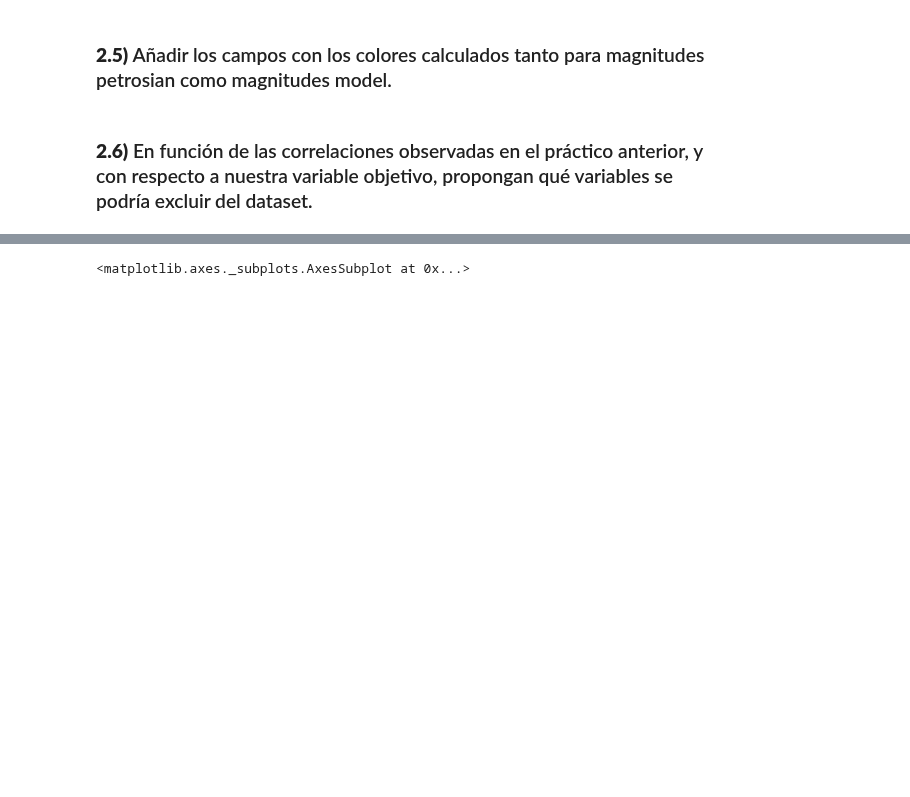
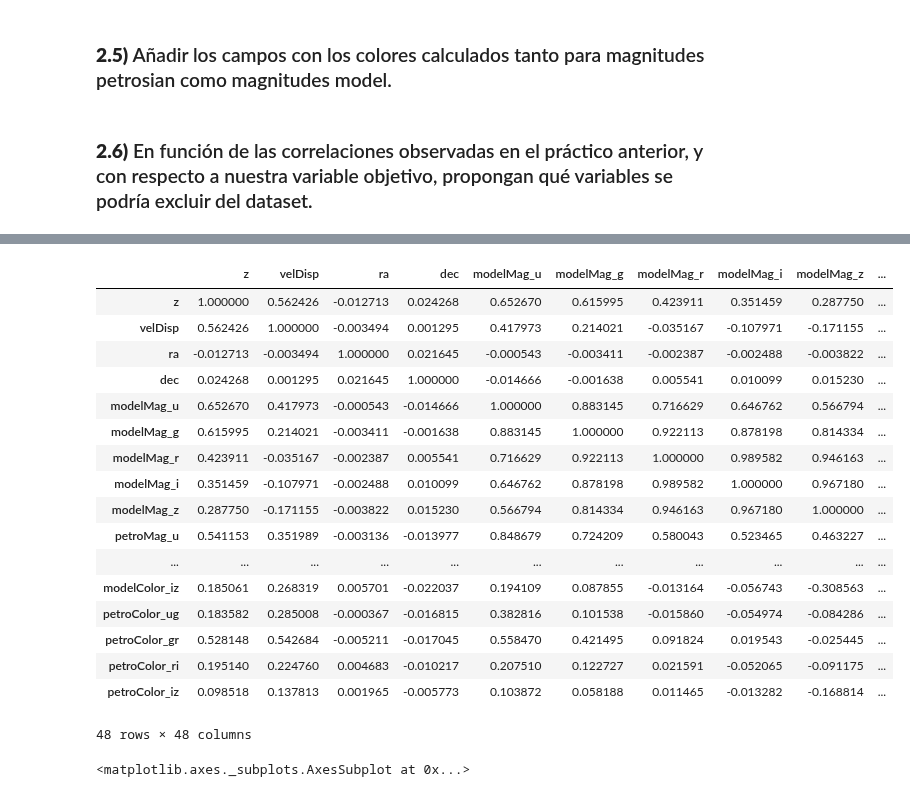
Before and after one commit to leoborgnino/mentoria-astro-datos, a Jupyter notebook: 2_Analisis_y_Curación.ipynb, the cells around one changed output, grey strips where cells are left out. Drawn from its saved outputs; the diff is of its cells as text; code cells hidden in the pictures; blank space fills up the shorter version.

```diff
--- a/2_Analisis_y_Curación.ipynb
+++ b/2_Analisis_y_Curación.ipynb
@@ -502,14 +502,17 @@ def ang_sep(lon1, lat1, lon2, lat2):
 #    return np.rad2deg(sep)
     return sep
 # %%
-## Este codigo tarda mucho tiempo.
+## Este codigo tarda mucho tiempo. (Nos llevó 19 horas)
 
 ind_l=[]
 for i in range(len(data_filter)):
-    sep=ang_sep(data_filter.ra[data_filter.index[i]], data_filter.dec[data_filter.index[i]],data_filter.ra, data_filter.dec )
+    sep=ang_sep(data_filter.ra[data_filter.index[i]],
+                data_filter.dec[data_filter.index[i]],
+                data_filter.ra, data_filter.dec )
     ind=data_filter.index[np.where(sep<1./3600.)]
     for j in range(len(ind)):
-        if data_filter.index[i]!=ind[j]: # aca podemos agregar que ademas ese indice no este ya en la lista
+        # aca podemos agregar que ademas ese indice no este ya en la lista
+        if data_filter.index[i]!=ind[j]:
             ind_l.append(ind[j])
 # %%
 num=np.asarray(ind_l)
@@ -559 +576,25 @@ data_filter['petroColor_iz'] = data_filter['petroMag_i'] - data_filter['petroMag
+# %%
+# Generamos la matriz de correlación
+
+corr = data_filter.corr()
+corr
+# %% [output]
+|  | z | velDisp | ra | dec | modelMag_u | modelMag_g | modelMag_r | modelMag_i | modelMag_z | ... |
+| z | 1.000000 | 0.562426 | -0.012713 | 0.024268 | 0.652670 | 0.615995 | 0.423911 | 0.351459 | 0.287750 | ... |
+| velDisp | 0.562426 | 1.000000 | -0.003494 | 0.001295 | 0.417973 | 0.214021 | -0.035167 | -0.107971 | -0.171155 | ... |
+| ra | -0.012713 | -0.003494 | 1.000000 | 0.021645 | -0.000543 | -0.003411 | -0.002387 | -0.002488 | -0.003822 | ... |
+| dec | 0.024268 | 0.001295 | 0.021645 | 1.000000 | -0.014666 | -0.001638 | 0.005541 | 0.010099 | 0.015230 | ... |
+| modelMag_u | 0.652670 | 0.417973 | -0.000543 | -0.014666 | 1.000000 | 0.883145 | 0.716629 | 0.646762 | 0.566794 | ... |
+| modelMag_g | 0.615995 | 0.214021 | -0.003411 | -0.001638 | 0.883145 | 1.000000 | 0.922113 | 0.878198 | 0.814334 | ... |
+| modelMag_r | 0.423911 | -0.035167 | -0.002387 | 0.005541 | 0.716629 | 0.922113 | 1.000000 | 0.989582 | 0.946163 | ... |
+| modelMag_i | 0.351459 | -0.107971 | -0.002488 | 0.010099 | 0.646762 | 0.878198 | 0.989582 | 1.000000 | 0.967180 | ... |
+| modelMag_z | 0.287750 | -0.171155 | -0.003822 | 0.015230 | 0.566794 | 0.814334 | 0.946163 | 0.967180 | 1.000000 | ... |
+| petroMag_u | 0.541153 | 0.351989 | -0.003136 | -0.013977 | 0.848679 | 0.724209 | 0.580043 | 0.523465 | 0.463227 | ... |
+| ... | ... | ... | ... | ... | ... | ... | ... | ... | ... | ... |
+| modelColor_iz | 0.185061 | 0.268319 | 0.005701 | -0.022037 | 0.194109 | 0.087855 | -0.013164 | -0.056743 | -0.308563 | ... |
+| petroColor_ug | 0.183582 | 0.285008 | -0.000367 | -0.016815 | 0.382816 | 0.101538 | -0.015860 | -0.054974 | -0.084286 | ... |
+| petroColor_gr | 0.528148 | 0.542684 | -0.005211 | -0.017045 | 0.558470 | 0.421495 | 0.091824 | 0.019543 | -0.025445 | ... |
+| petroColor_ri | 0.195140 | 0.224760 | 0.004683 | -0.010217 | 0.207510 | 0.122727 | 0.021591 | -0.052065 | -0.091175 | ... |
+| petroColor_iz | 0.098518 | 0.137813 | 0.001965 | -0.005773 | 0.103872 | 0.058188 | 0.011465 | -0.013282 | -0.168814 | ... |
+48 rows × 48 columns
 # %%
```
Also changed, not shown: parts of 8 cells of this notebook.
